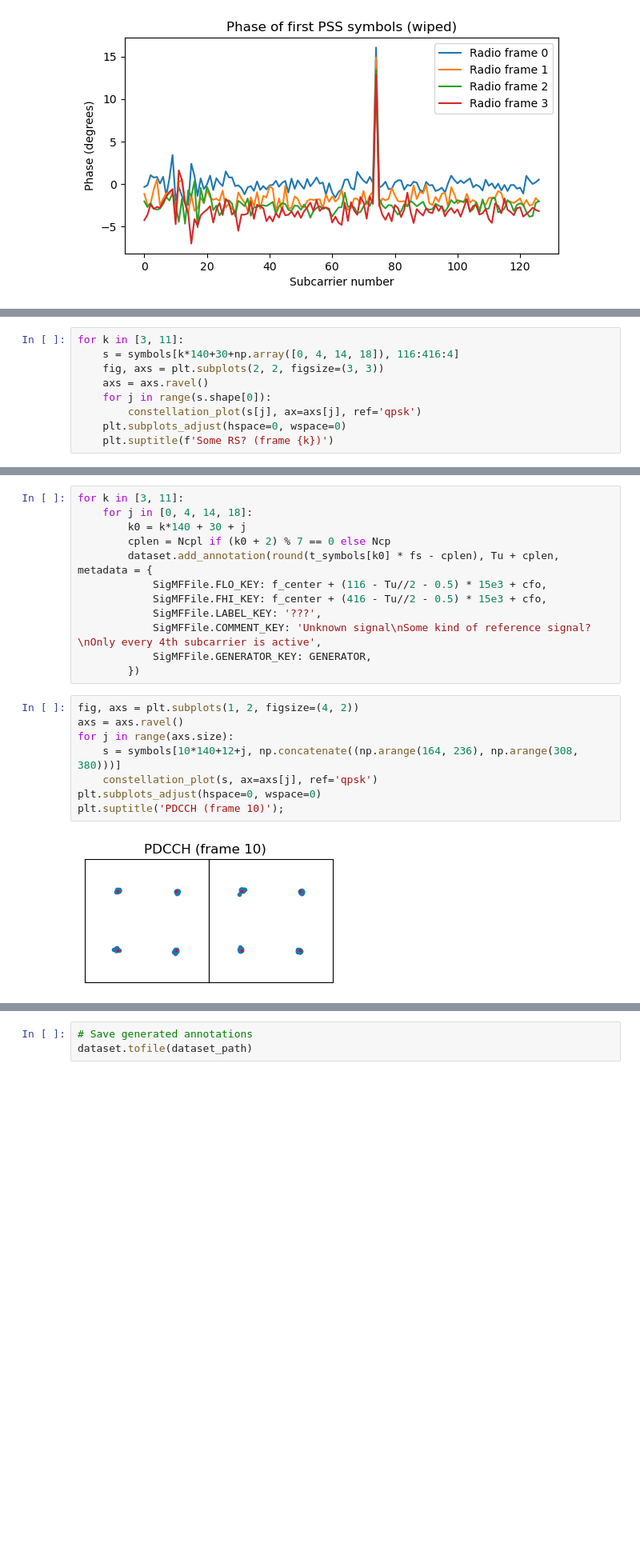
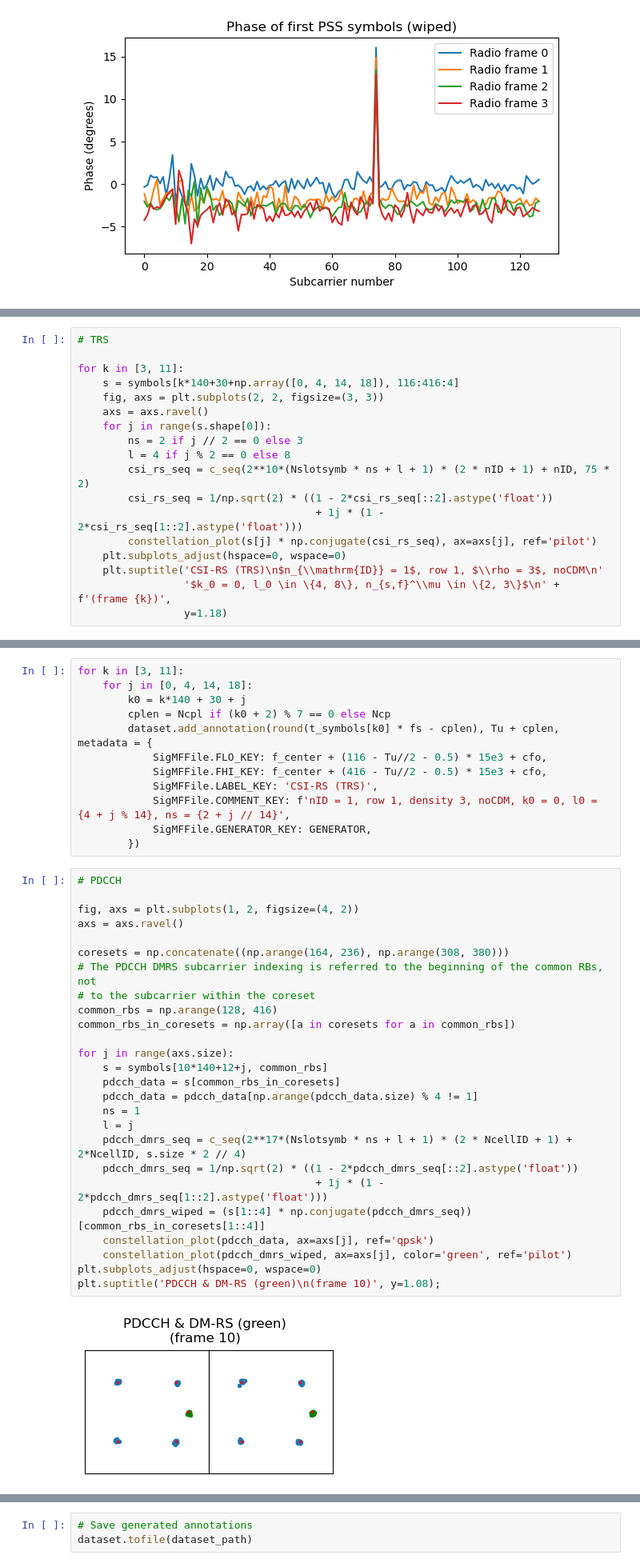
Before and after one commit to daniestevez/jupyter_notebooks, a Jupyter notebook: 5G/5G NR downlink.ipynb, the cells around one changed output, grey strips where cells are left out. Shown at 80% size. Saved outputs shown, nothing was run; the diff lists cells and outputs as text; blank space fills up the shorter version.

```diff
--- a/5G/5G NR downlink.ipynb
+++ b/5G/5G NR downlink.ipynb
@@ -430,12 +442,21 @@ for k in [2, 10]:
         SigMFFile.GENERATOR_KEY: GENERATOR,
     })
 # %%
+# TRS
+
 for k in [3, 11]:
     s = symbols[k*140+30+np.array([0, 4, 14, 18]), 116:416:4]
     fig, axs = plt.subplots(2, 2, figsize=(3, 3))
     axs = axs.ravel()
     for j in range(s.shape[0]):
-        constellation_plot(s[j], ax=axs[j], ref='qpsk')
+        ns = 2 if j // 2 == 0 else 3
+        l = 4 if j % 2 == 0 else 8
+        csi_rs_seq = c_seq(2**10*(Nslotsymb * ns + l + 1) * (2 * nID + 1) + nID, 75 * 2)
+        csi_rs_seq = 1/np.sqrt(2) * ((1 - 2*csi_rs_seq[::2].astype('float'))
+                                      + 1j * (1 - 2*csi_rs_seq[1::2].astype('float')))
+        constellation_plot(s[j] * np.conjugate(csi_rs_seq), ax=axs[j], ref='pilot')
     plt.subplots_adjust(hspace=0, wspace=0)
-    plt.suptitle(f'Some RS? (frame {k})')
+    plt.suptitle('CSI-RS (TRS)\n$n_{\\mathrm{ID}} = 1$, row 1, $\\rho = 3$, noCDM\n'
+                 '$k_0 = 0, l_0 \in \{4, 8\}, n_{s,f}^\\mu \in \{2, 3\}$\n' + f'(frame {k})',
+                 y=1.18)
 # %% [output]
@@ -449,20 +470,38 @@ for k in [3, 11]:
         dataset.add_annotation(round(t_symbols[k0] * fs - cplen), Tu + cplen, metadata = {
             SigMFFile.FLO_KEY: f_center + (116 - Tu//2 - 0.5) * 15e3 + cfo,
             SigMFFile.FHI_KEY: f_center + (416 - Tu//2 - 0.5) * 15e3 + cfo,
-            SigMFFile.LABEL_KEY: '???',
-            SigMFFile.COMMENT_KEY: 'Unknown signal\nSome kind of reference signal?\nOnly every 4th subcarrier is active',
+            SigMFFile.LABEL_KEY: 'CSI-RS (TRS)',
+            SigMFFile.COMMENT_KEY: f'nID = 1, row 1, density 3, noCDM, k0 = 0, l0 = {4 + j % 14}, ns = {2 + j // 14}',
             SigMFFile.GENERATOR_KEY: GENERATOR,
         })
 # %%
+# PDCCH
+
 fig, axs = plt.subplots(1, 2, figsize=(4, 2))
 axs = axs.ravel()
+
+coresets = np.concatenate((np.arange(164, 236), np.arange(308, 380)))
+# The PDCCH DMRS subcarrier indexing is referred to the beginning of the common RBs, not
+# to the subcarrier within the coreset
+common_rbs = np.arange(128, 416)
+common_rbs_in_coresets = np.array([a in coresets for a in common_rbs])
+
 for j in range(axs.size):
-    s = symbols[10*140+12+j, np.concatenate((np.arange(164, 236), np.arange(308, 380)))]
-    constellation_plot(s, ax=axs[j], ref='qpsk')
+    s = symbols[10*140+12+j, common_rbs]
+    pdcch_data = s[common_rbs_in_coresets]
+    pdcch_data = pdcch_data[np.arange(pdcch_data.size) % 4 != 1]
+    ns = 1
+    l = j
+    pdcch_dmrs_seq = c_seq(2**17*(Nslotsymb * ns + l + 1) * (2 * NcellID + 1) + 2*NcellID, s.size * 2 // 4)
+    pdcch_dmrs_seq = 1/np.sqrt(2) * ((1 - 2*pdcch_dmrs_seq[::2].astype('float'))
+                                      + 1j * (1 - 2*pdcch_dmrs_seq[1::2].astype('float')))
+    pdcch_dmrs_wiped = (s[1::4] * np.conjugate(pdcch_dmrs_seq))[common_rbs_in_coresets[1::4]]
+    constellation_plot(pdcch_data, ax=axs[j], ref='qpsk')
+    constellation_plot(pdcch_dmrs_wiped, ax=axs[j], color='green', ref='pilot')
 plt.subplots_adjust(hspace=0, wspace=0)
-plt.suptitle('PDCCH (frame 10)');
+plt.suptitle('PDCCH & DM-RS (green)\n(frame 10)', y=1.08);
 # %% [output]
-[figure, old version]
+[figure, new version]
 # %%
 for blks in [(164, 236), (308, 380)]:
     dataset.add_annotation(round(t_symbols[10*140+12] * fs - Ncpl), 2 * Tu + Ncp + Ncpl, metadata = {
```
Also changed, not shown: parts of 5 cells of this notebook, 1 other file.
